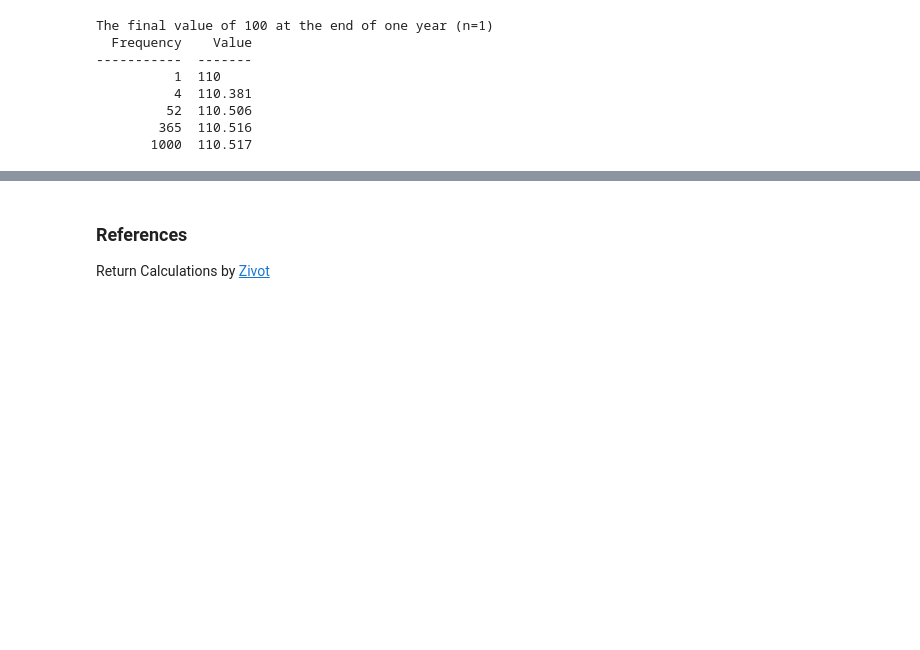
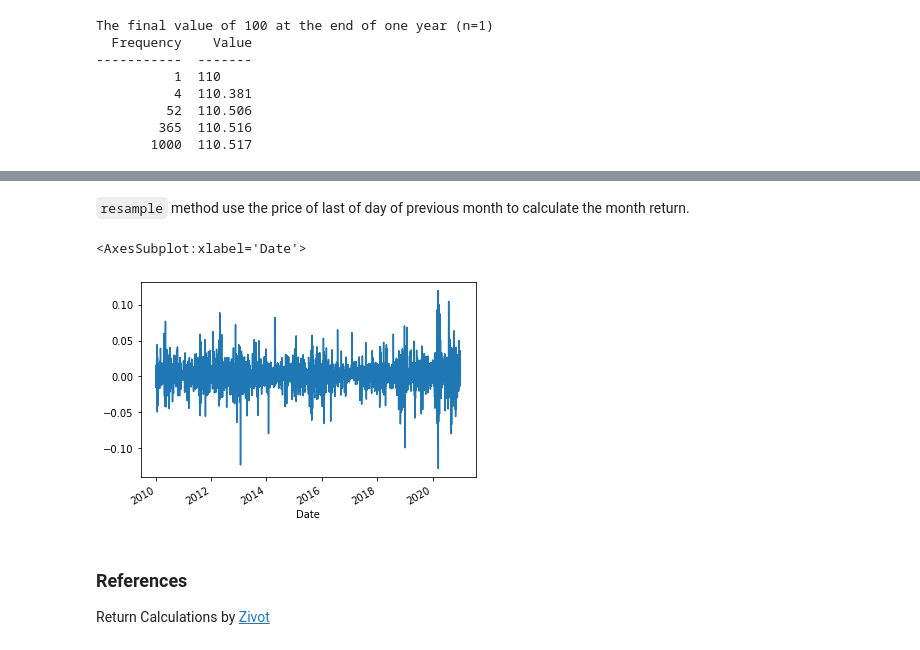
Before and after one commit to oceanumeric/python-finance, a Jupyter notebook: financial_econometrics/financial-time-series.ipynb, the cells around one changed output, grey strips where cells are left out. Saved outputs shown, nothing was run; the diff lists cells and outputs as text; code cells hidden in the pictures; blank space fills up the shorter version.

```diff
--- a/financial_econometrics/financial-time-series.ipynb
+++ b/financial_econometrics/financial-time-series.ipynb
@@ -101,3 +241,11 @@ $$R_A = e^R - 1; \ \ \ \ \ \ R = \ln(1 + R_A)$$
+# %% [markdown]
+`resample` method use the price of last of day of previous month to calculate the month return.
+# %%
+# daily return
+clean_data['Adj Close'].pct_change().plot()
+# %% [output]
+<AxesSubplot:xlabel='Date'>
+[figure, added]
 # %% [markdown]
 ### References
 
```
Also changed, not shown: parts of 16 cells of this notebook.
